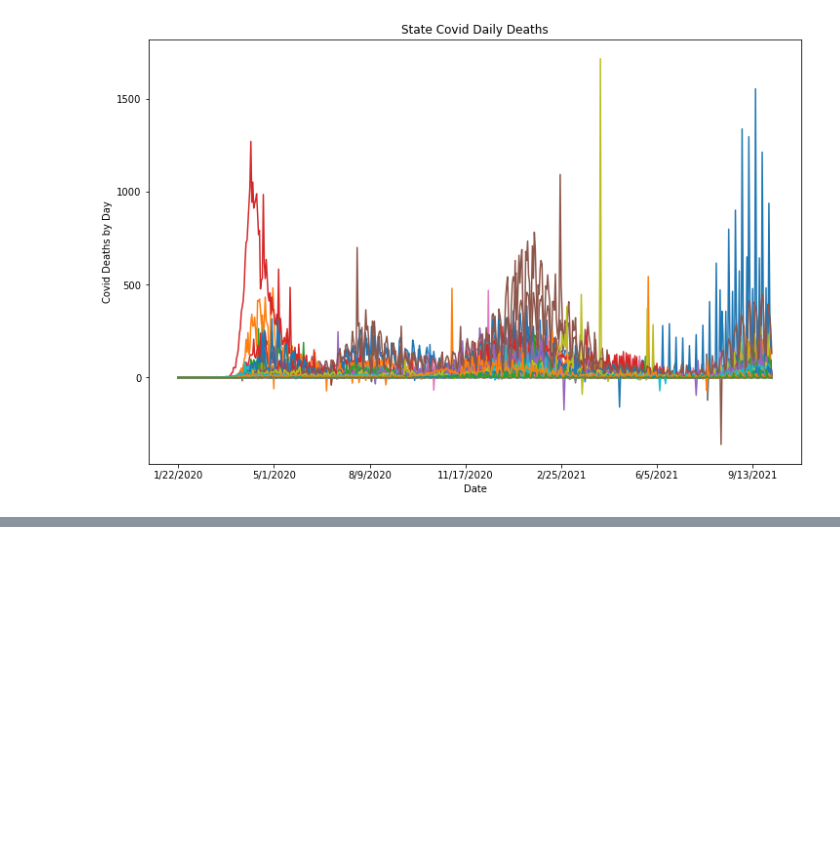
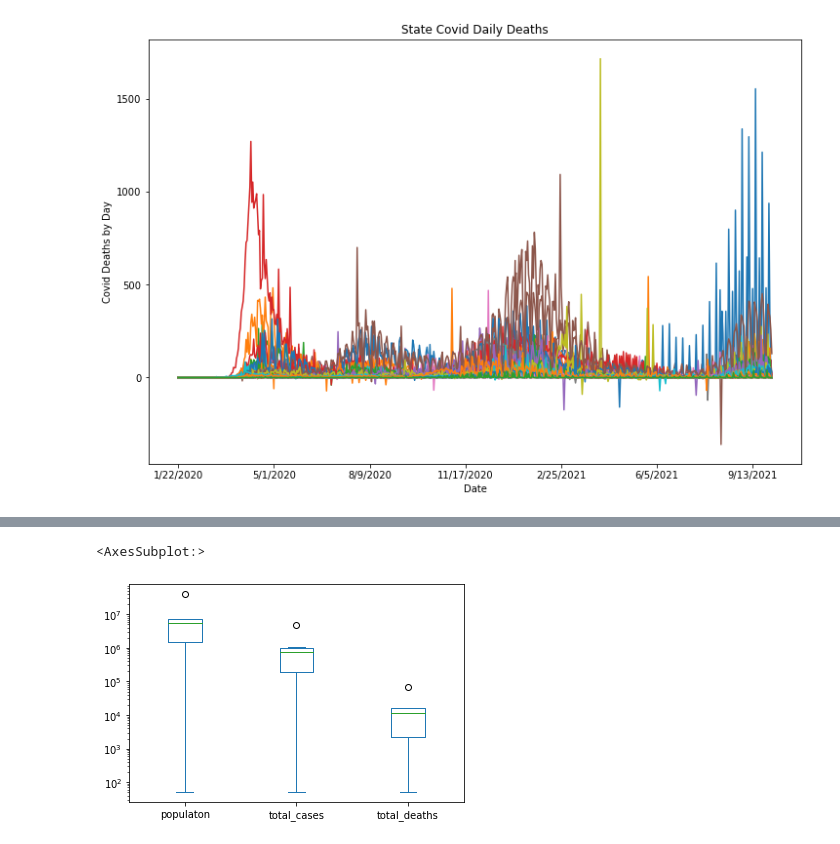
Before and after one commit to sdguerrette/capstone_project, a Jupyter notebook: daily_death_rate_plot.ipynb, the cells around one changed output, grey strips where cells are left out. Saved outputs shown, nothing was run; the diff lists cells and outputs as text; code cells hidden in the pictures; blank space fills up the shorter version.

Commit message:
adding additional data files for modeling and notebook of plots

```diff
--- a/daily_death_rate_plot.ipynb
+++ b/daily_death_rate_plot.ipynb
@@ -22,3 +23,6 @@ covid_death_df.plot(kind='line', figsize=(12,8) ,x='Unnamed: 0',legend=False, ti
 # %% [output]
 <AxesSubplot:title={'center':'State Covid Daily Deaths'}, xlabel='Date', ylabel='Covid Deaths by Day'>
 [figure]
+# %%
+url = "Covid_summary_stats_by_state.csv"
+covid_stats_df = pd.read_csv(url)
@@ -24,0 +38,3 @@ covid_death_df.plot(kind='line', figsize=(12,8) ,x='Unnamed: 0',legend=False, ti
+# %%
+covid_stats_df['case_per_1k'] = (covid_stats_df['total_cases']*1000)/covid_stats_df['population']
+covid_stats_df['death_per_1k'] = (covid_stats_df['total_deaths']*1000)/covid_stats_df['population']
@@ -24,0 +50,2 @@ covid_death_df.plot(kind='line', figsize=(12,8) ,x='Unnamed: 0',legend=False, ti
+# %%
+stats_df = covid_stats_df.describe()
@@ -24,0 +61,5 @@ covid_death_df.plot(kind='line', figsize=(12,8) ,x='Unnamed: 0',legend=False, ti
+# %%
+stats_df.plot(kind='box',y=['populaton','total_cases','total_deaths'], logy=True )
+# %% [output]
+<AxesSubplot:>
+[figure, added]
```
Also changed, not shown: parts of 11 cells of this notebook, 4 other files.
